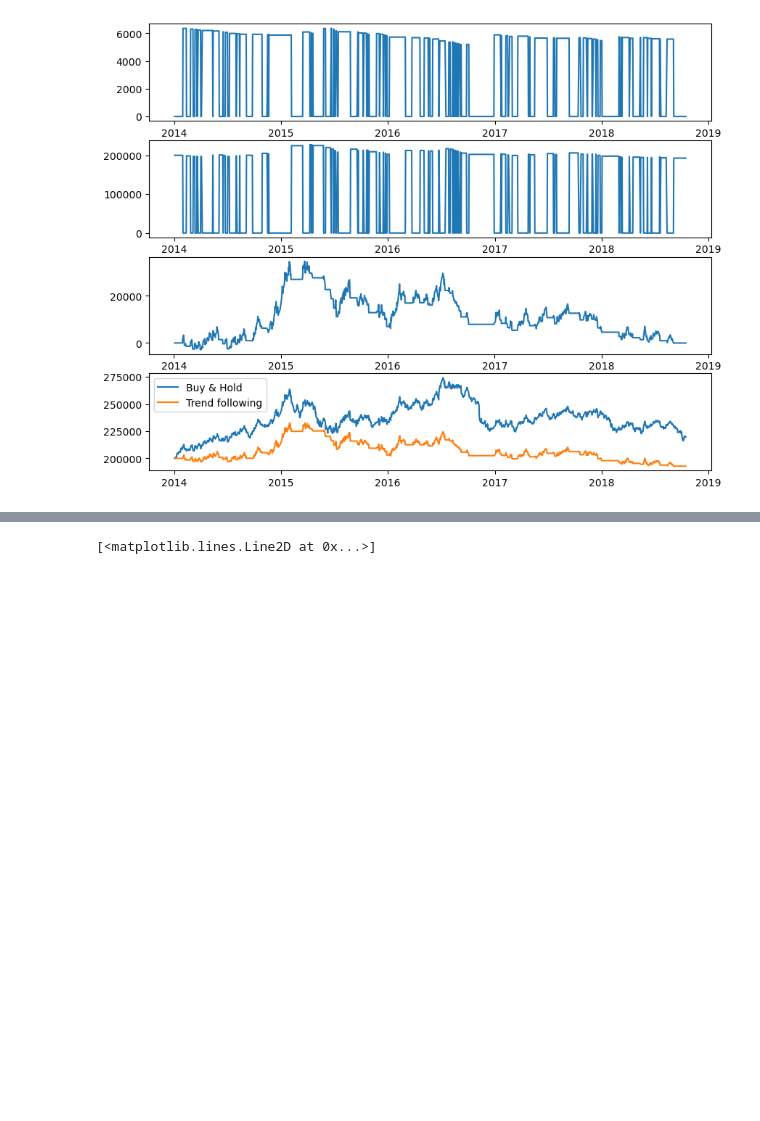
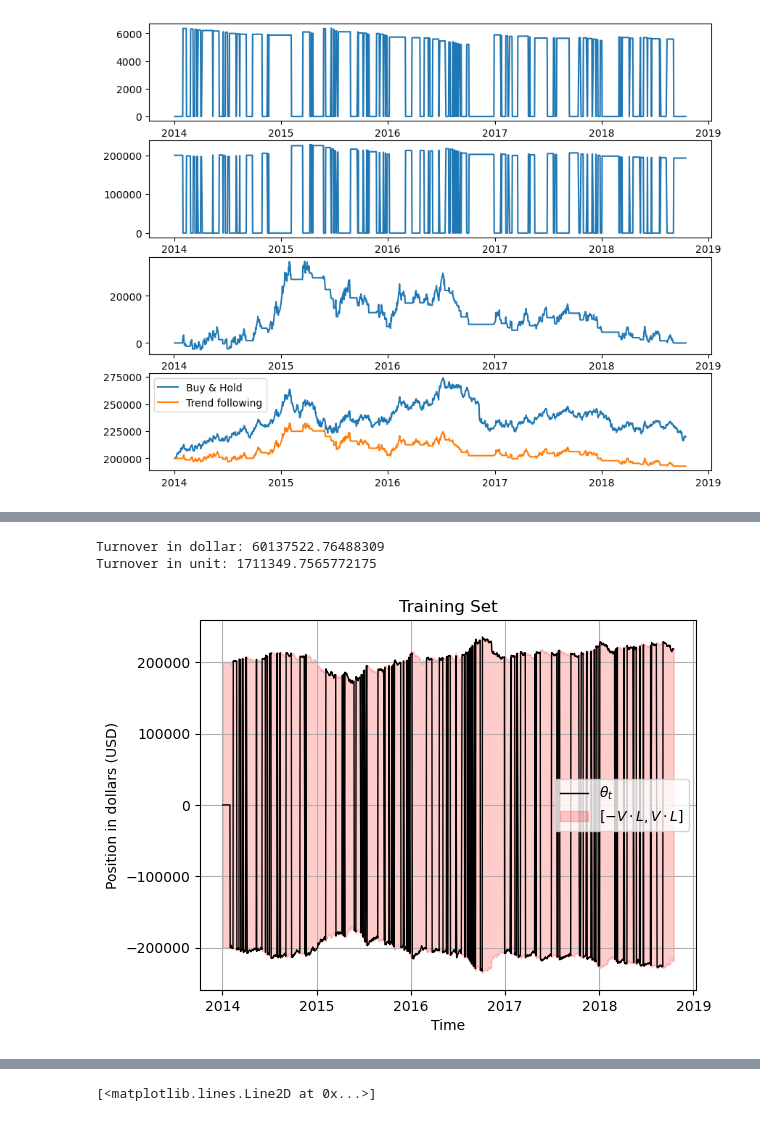
Before and after one commit to MC-Kangan/Algo_Trading_ETF_Trading_Strategy, a Jupyter notebook: etf_trading_strategies.ipynb, the cells around one changed output, grey strips where cells are left out. Saved outputs shown, nothing was run; the diff lists cells and outputs as text; code cells hidden in the pictures; blank space fills up the shorter version.

```diff
--- a/etf_trading_strategies.ipynb
+++ b/etf_trading_strategies.ipynb
@@ -246,0 +182,11 @@ def compute_position_value(df: pd.DataFrame, signal: np.array, initial_capital:
+# %%
+# Plot the position of strategy theta together with upper and lower bounds [-Vt * L, Vt * L]
+plot_position(date = train_set['Date'], theta = trend_following['theta'], V = trend_following['V'], leverage = LEVERAGE)
+turnover_dollar = calculate_turnover(theta = trend_following['theta'], price = train_set['Close'], mode = 'dollar')
+turnover_unit = calculate_turnover(theta = trend_following['theta'], price = train_set['Close'], mode = 'unit')
+
+print(f'Turnover in dollar: {turnover_dollar}\nTurnover in unit: {turnover_unit}')
+# %% [output]
+Turnover in dollar: 60137522.76488309
+Turnover in unit: 1711349.7565772175
+[figure, added]
```
Also changed, not shown: parts of 28 cells of this notebook, 4 other files.
